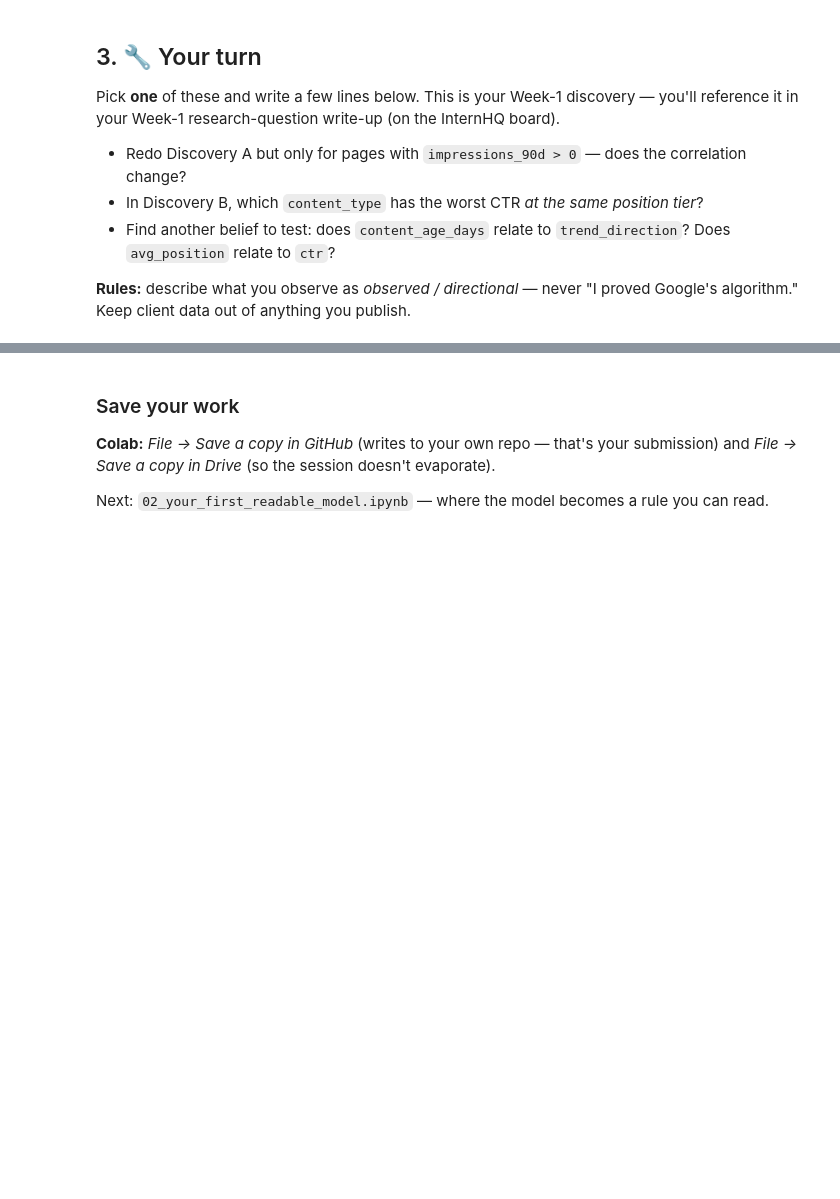
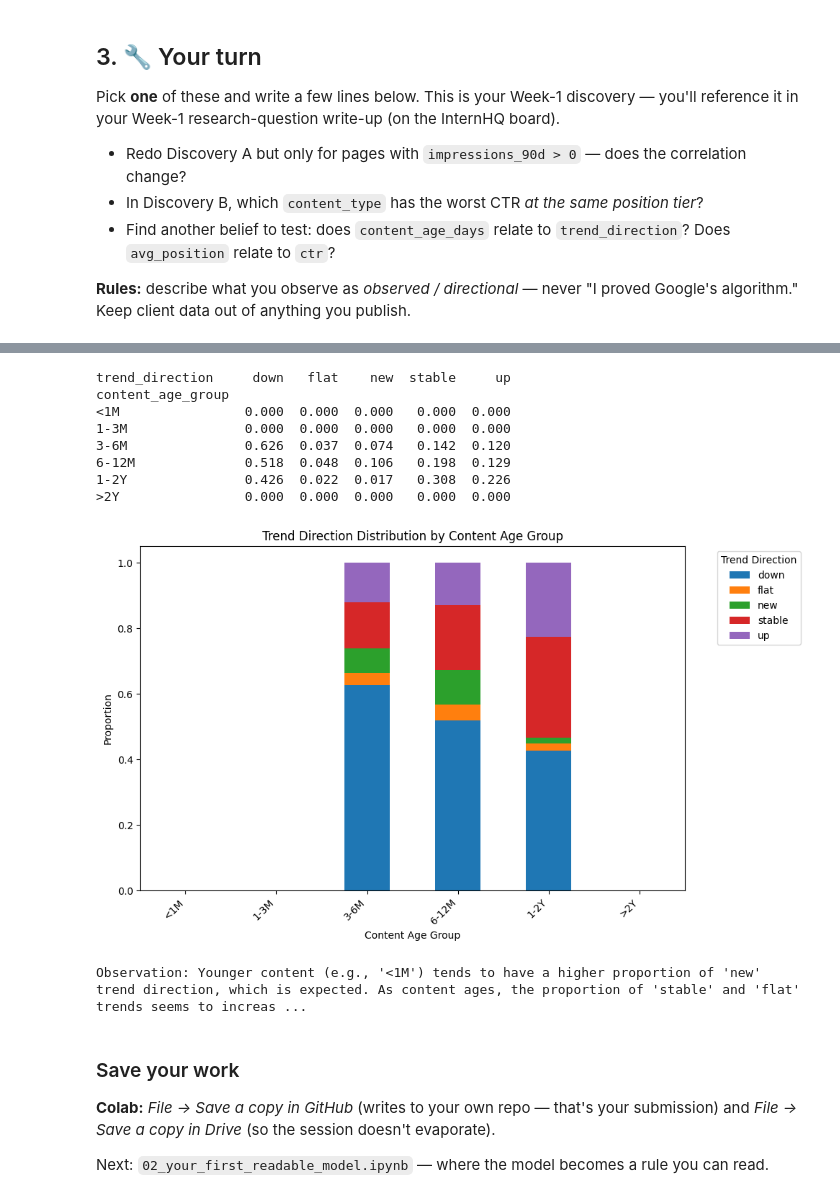
Before and after one commit to boluwatifeo123/flyrank-ml-internship-starter, a Jupyter notebook: notebooks/01_first_look_and_discovery.ipynb, the cells around one changed output, grey strips where cells are left out. Saved outputs shown, nothing was run; the diff lists cells and outputs as text; code cells hidden in the pictures; blank space fills up the shorter version.

```diff
--- a/notebooks/01_first_look_and_discovery.ipynb
+++ b/notebooks/01_first_look_and_discovery.ipynb
@@ -156,3 +192,40 @@ Pick **one** of these and write a few lines below. This is your Week-1 discovery
+# %%
+# Define age bins for content_age_days
+age_bins = [0, 30, 90, 180, 365, 730, np.inf] # 0-30 days, 31-90 days, etc.
+age_labels = ['<1M', '1-3M', '3-6M', '6-12M', '1-2Y', '>2Y']
+
+df['content_age_group'] = pd.cut(df['content_age_days'], bins=age_bins, labels=age_labels, right=False)
+
+# Calculate the proportion of each trend_direction within each age group
+age_trend_distribution = df.groupby('content_age_group')['trend_direction'].value_counts(normalize=True).unstack(fill_value=0)
+
+# Display the distribution
+print(age_trend_distribution.round(3).to_string())
+
+# Visualize the distribution
+import matplotlib.pyplot as plt
+
+ax = age_trend_distribution.plot(kind='bar', stacked=True, figsize=(10, 6))
+plt.title('Trend Direction Distribution by Content Age Group')
+plt.xlabel('Content Age Group')
+plt.ylabel('Proportion')
+plt.xticks(rotation=45, ha='right')
+plt.legend(title='Trend Direction', bbox_to_anchor=(1.05, 1), loc='upper left')
+plt.tight_layout()
+plt.show()
+
+print("\nObservation: Younger content (e.g., '<1M') tends to have a higher proportion of 'new' trend direction, which is expected. As content ages, the proportion of 'stable' and 'flat' trends seems to increase, while 'up' and 'down' trends become more prominent in older content groups, indicating dynamic performance over time. This suggests that content age can be a factor in predicting its trend direction, but the relationship is complex and not purely linear.")
+# %% [output]
+trend_direction     down   flat    new  stable     up
+content_age_group
+<1M                0.000  0.000  0.000   0.000  0.000
+1-3M               0.000  0.000  0.000   0.000  0.000
+3-6M               0.626  0.037  0.074   0.142  0.120
+6-12M              0.518  0.048  0.106   0.198  0.129
+1-2Y               0.426  0.022  0.017   0.308  0.226
+>2Y                0.000  0.000  0.000   0.000  0.000
+[figure, added]
+Observation: Younger content (e.g., '<1M') tends to have a higher proportion of 'new' trend direction, which is expected. As content ages, the proportion of 'stable' and 'flat' trends seems to increas ...
 # %% [markdown]
 ### Save your work
 **Colab:** *File → Save a copy in GitHub* (writes to your own repo — that's your submission) and *File → Save a copy in Drive* (so the session doesn't evaporate).
```
Also changed, not shown: parts of 6 cells of this notebook.
